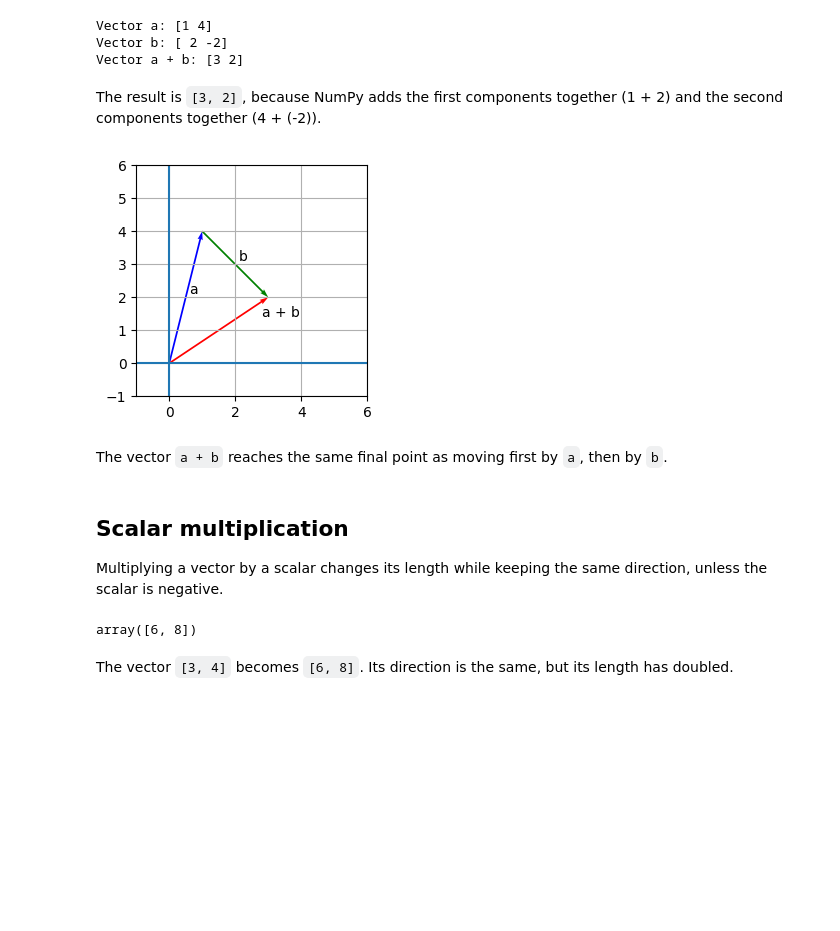
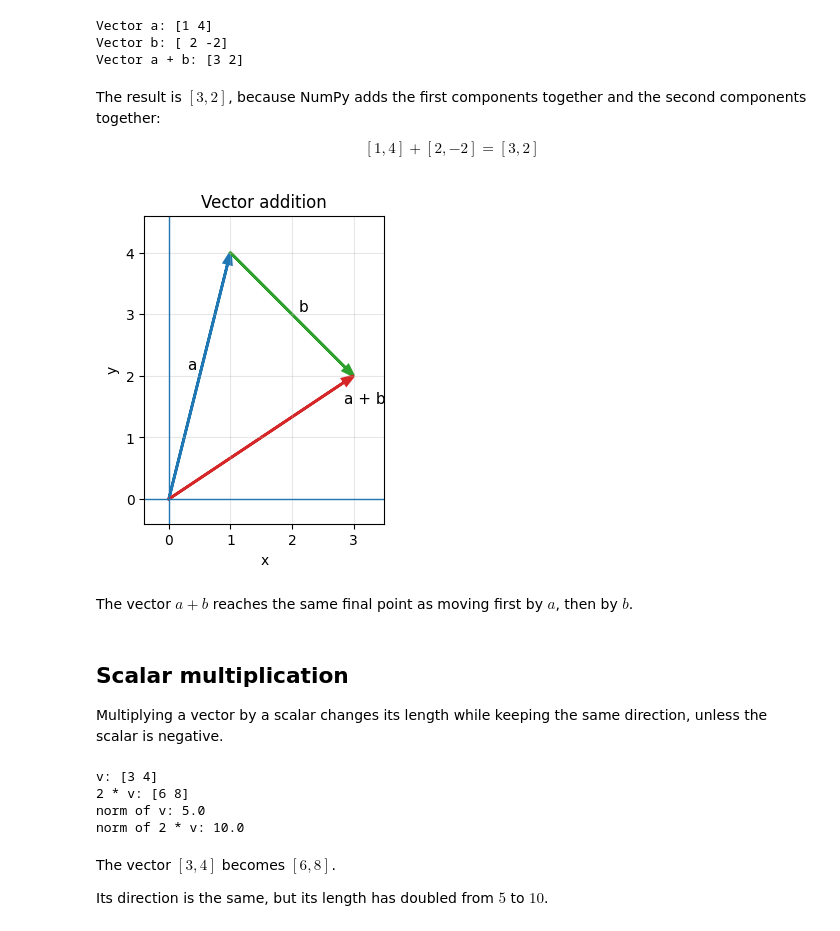
Before and after one commit to AnthonyPWatts/imperial-ai-coursework, a Jupyter notebook: maths-refresh/01-vectors-shapes-norms.ipynb, the cells around one changed output. Cells and saved outputs as stored; diff of their text form; code cells hidden in the pictures; blank space fills up the shorter version.

```diff
--- a/maths-refresh/01-vectors-shapes-norms.ipynb
+++ b/maths-refresh/01-vectors-shapes-norms.ipynb
@@ -111,26 +202,45 @@ Vector a: [1 4]
 Vector b: [ 2 -2]
 Vector a + b: [3 2]
 # %% [markdown]
-The result is `[3, 2]`, because NumPy adds the first components together (1 + 2) and the second components together (4 + (-2)).
+The result is $[3, 2]$, because NumPy adds the first components together and the second components together:
+
+$$
+[1, 4] + [2, -2] = [3, 2]
+$$
 # %%
-setup_vector_plot()
+fig, ax = setup_vector_plot(
+    title="Vector addition",
+    xlim=(-0.4, 3.5),
+    ylim=(-0.4, 4.6),
+    figsize=(4, 4),
+)
 
-draw_vector(a, label="a", color="blue", label_position="middle")
-draw_vector(b, start=a, label="b", color="green", label_position="middle")
-draw_vector(a_plus_b, label="a + b", color="red", label_position="end", label_offset=(-0.2, -0.6))
+draw_vector(ax, a, label="a", color="tab:blue", label_position="middle", label_offset=(-0.2, 0.1))
+draw_vector(ax, b, start=a, label="b", color="tab:green", label_position="middle", label_offset=(0.1, 0.05))
+draw_vector(ax, a_plus_b, label="a + b", color="tab:red", label_offset=(-0.15, -0.45))
 
 plt.show()
 # %% [output]
-[figure, old version]
+[figure, new version]
 # %% [markdown]
-The vector `a + b` reaches the same final point as moving first by `a`, then by `b`.
+The vector $a + b$ reaches the same final point as moving first by $a$, then by $b$.
 # %% [markdown]
 ## Scalar multiplication
 
 Multiplying a vector by a scalar changes its length while keeping the same direction, unless the scalar is negative.
-# %%
-2 * v
-# %% [output]
-array([6, 8])
+# %%
+scaled_v = 2 * v
+
+print("v:", v)
+print("2 * v:", scaled_v)
+print("norm of v:", np.linalg.norm(v))
+print("norm of 2 * v:", np.linalg.norm(scaled_v))
+# %% [output]
+v: [3 4]
+2 * v: [6 8]
+norm of v: 5.0
+norm of 2 * v: 10.0
 # %% [markdown]
-The vector `[3, 4]` becomes `[6, 8]`. Its direction is the same, but its length has doubled.
+The vector $[3, 4]$ becomes $[6, 8]$.
+
+Its direction is the same, but its length has doubled from $5$ to $10$.
```
Also changed, not shown: parts of 18 cells of this notebook.
